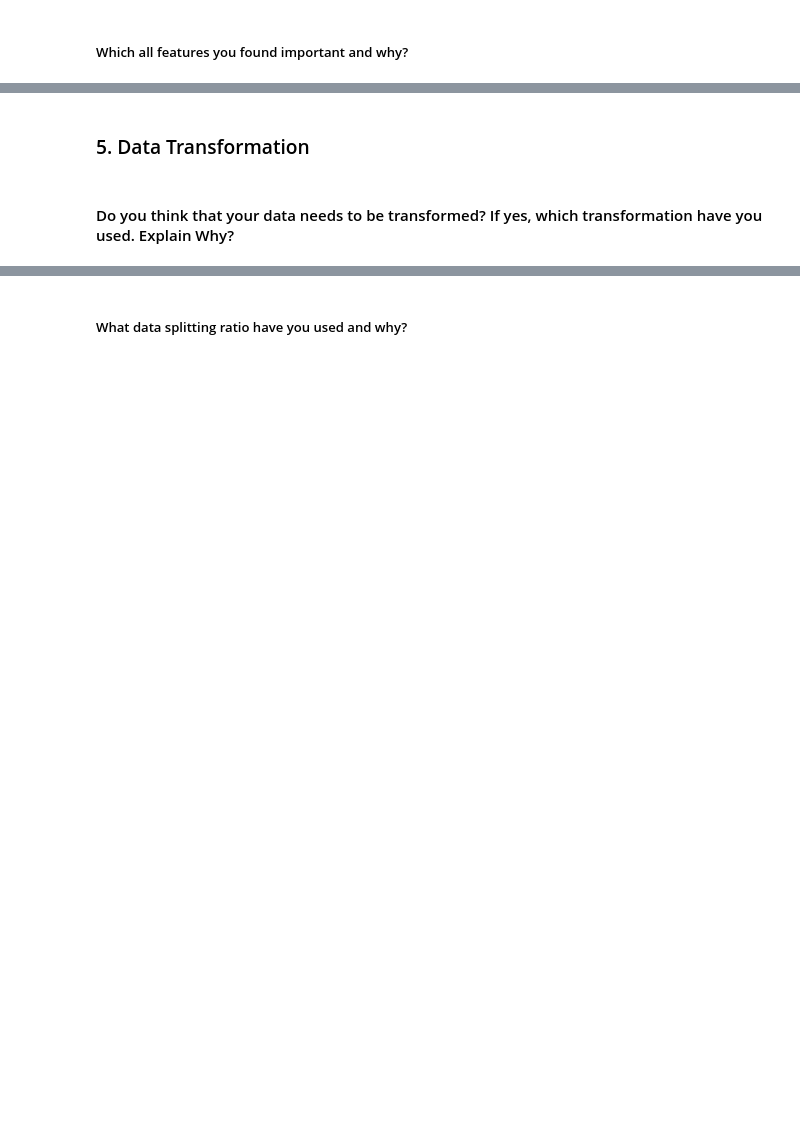
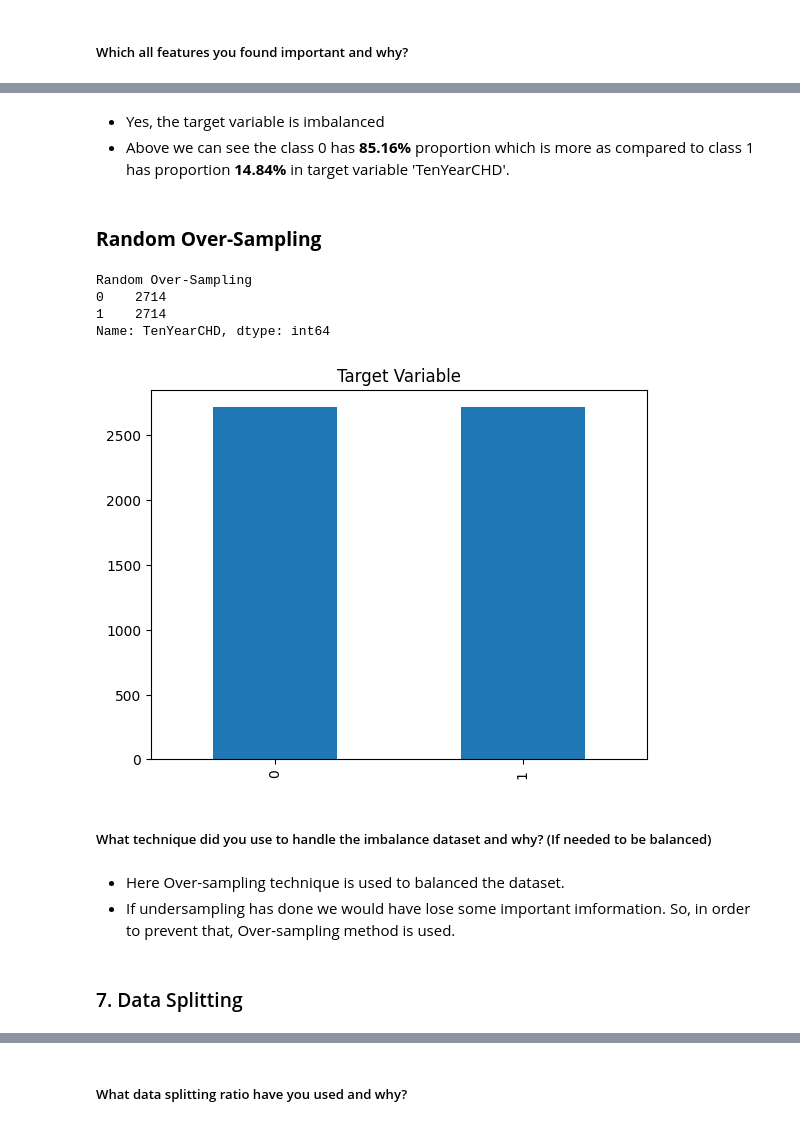
Before and after one commit to DhawalKhandait/Cardio_Vascular_Risk_Prediction-Classification, a Jupyter notebook: Cardio_Vascular_Risk_Prediction.ipynb, the cells around one changed output, grey strips where cells are left out. Cells and saved outputs as stored; diff of their text form; code cells hidden in the pictures; blank space fills up the shorter version.

```diff
--- a/Cardio_Vascular_Risk_Prediction.ipynb
+++ b/Cardio_Vascular_Risk_Prediction.ipynb
@@ -1116,4 +1198,35 @@ Answer Here.
+# %% [markdown]
+* Yes, the target variable is imbalanced
+* Above we can see the class 0 has **85.16%** proportion which is more as compared to class 1 has proportion **14.84%** in target variable 'TenYearCHD'.
+# %%
+
+# Handling Imbalanced Dataset (If needed)
+# Divide by class
+
+class_0 = cardio_df[cardio_df['TenYearCHD']== 0]
+class_1 = cardio_df[cardio_df['TenYearCHD']== 1]
+# %% [markdown]
+### **Random Over-Sampling**
+# %%
+# Random Over-Sampling
+class_1_over_samp = class_1.sample(count_class_0, replace=True)
+cardio_df = pd.concat([class_0, class_1_over_samp], axis=0)
+# %%
+print('Random Over-Sampling')
+print(cardio_df['TenYearCHD'].value_counts())
+
+cardio_df['TenYearCHD'].value_counts().plot(kind='bar', title='Target Variable')
+plt.show()
+# %% [output]
+Random Over-Sampling
+0    2714
+1    2714
+Name: TenYearCHD, dtype: int64
+[figure, added]
+# %% [markdown]
+##### What technique did you use to handle the imbalance dataset and why? (If needed to be balanced)
+# %% [markdown]
+* Here Over-sampling technique is used to balanced the dataset.
+* If undersampling has done we would have lose some important imformation. So, in order to prevent that, Over-sampling method is used.
 # %% [markdown]
-### 5. Data Transformation
+### 7. Data Splitting
-# %% [markdown]
-#### Do you think that your data needs to be transformed? If yes, which transformation have you used. Explain Why?
```
Also changed, not shown: parts of 89 cells of this notebook.
